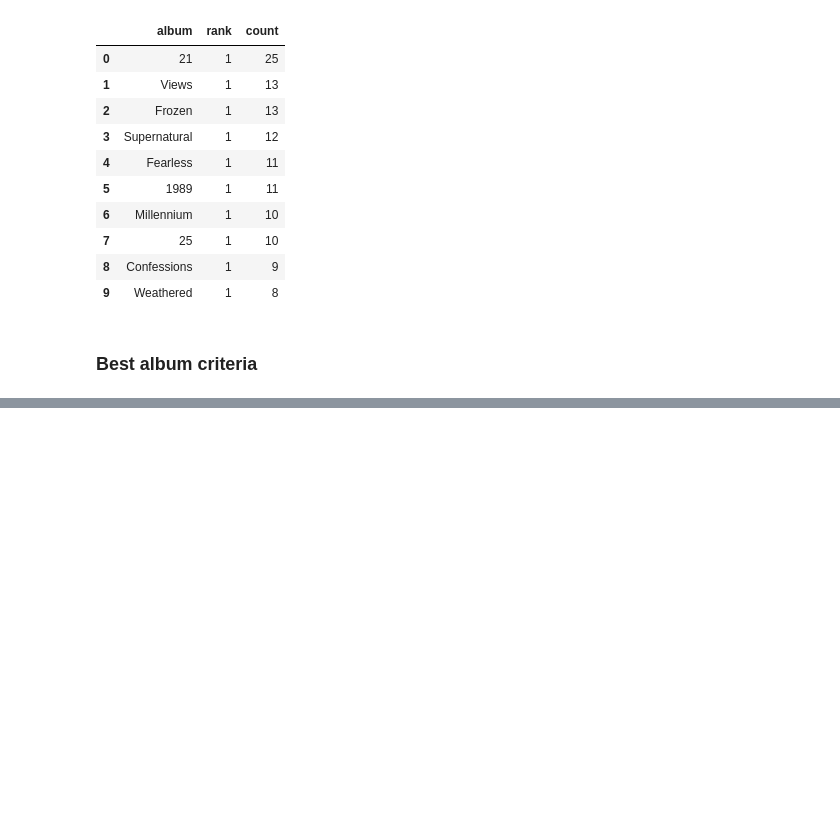
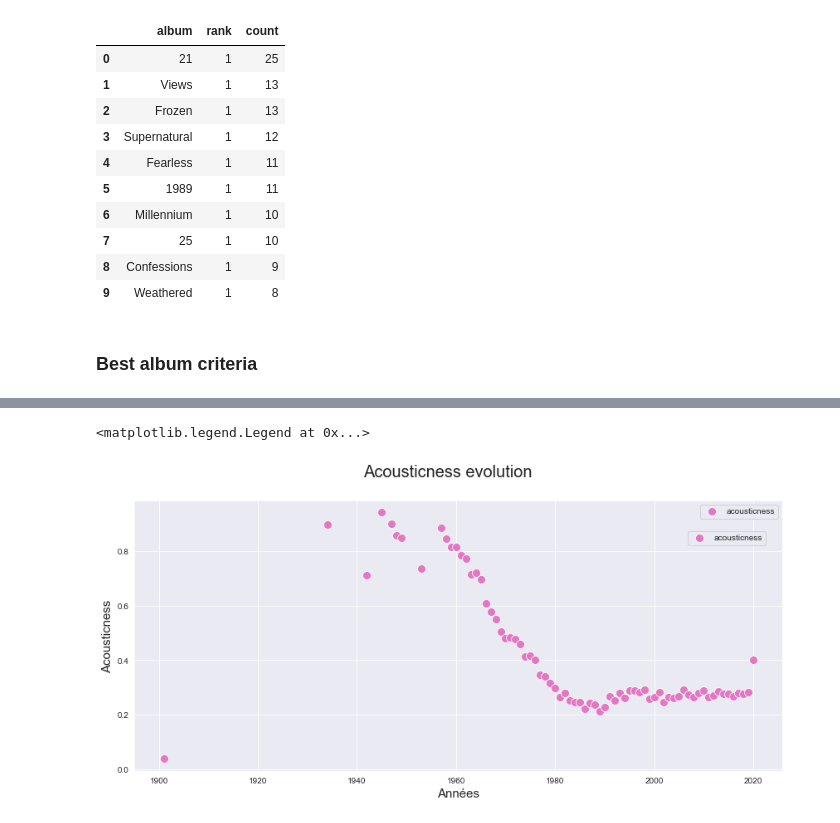
Before and after one commit to ManuLabricole/CDN-BaseDeDonnees, a Jupyter notebook: iteration_3.ipynb, the cells around one changed output, grey strips where cells are left out. Cells and saved outputs as stored; diff of their text form; code cells hidden in the pictures; blank space fills up the shorter version.

```diff
--- a/iteration_3.ipynb
+++ b/iteration_3.ipynb
@@ -166,2 +206,10 @@ LIMIT 11
+# %%
+query = "\
+SELECT id, song, album, artist, acousticness, danceability, duration_ms, energy, instrumentalness, key, liveness, loudness, mode, speechiness, tempo, time_signature, valence, album_id, date \
+FROM acoustic_features \
+"
 # %%
 df = query_db(name, query)
+# %%
+df = df.set_index("date");
+df.index = pd.to_datetime(df.index)
@@ -167,0 +218,3 @@ df = query_db(name, query)
+# %%
+df = df.resample("Y").mean().dropna()
+df
@@ -167,0 +236,34 @@ df = query_db(name, query)
+# %%
+fig = plt.figure(figsize=(14, 6))
+fig.suptitle("Acousticness evolution", fontsize=20)
+sns.set_style("darkgrid")
+ax = fig.subplots()
+
+ax = sns.scatterplot(
+    x=df.index,
+    y=df["acousticness"],
+    color=colors[5],
+    alpha=1,
+    s=100,
+    label="acousticness"
+)
+#ax = sns.lineplot(
+#    x=df.index,
+#    y=df["loudness"],
+#    color=colors[7],
+#    lw=3,
+#    label="loudness"
+#)
+#ax = sns.lineplot(
+#    x=x2,
+#    y=x2*slope2 + intercept2,
+#    color=colors[9],
+#    lw=3
+#)
+
+ax.set_xlabel("Années", loc="center", fontsize=15)
+ax.set_ylabel("Acousticness", loc="center", fontsize=15)#, c=colors[color1])
+fig.legend(loc=(0.83, 0.75))
+# %% [output]
+<matplotlib.legend.Legend at 0x...>
+[figure, added]
```
Also changed, not shown: parts of 19 cells of this notebook.
